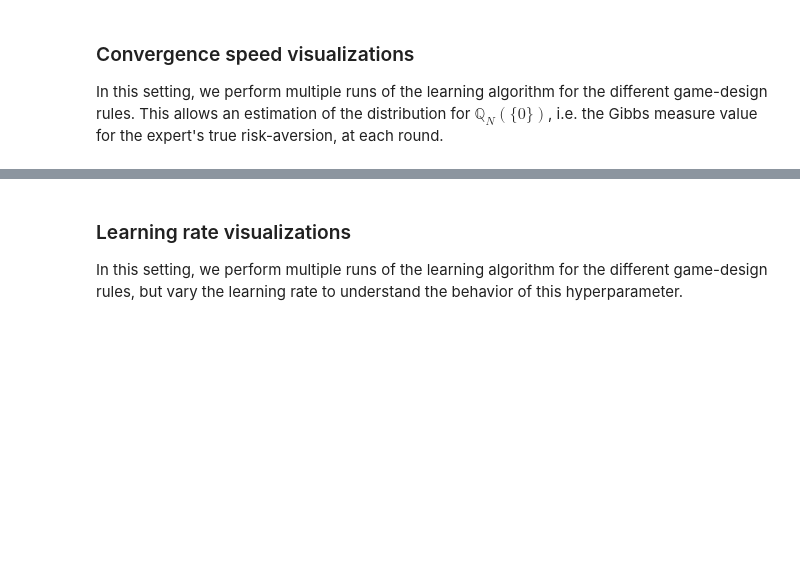
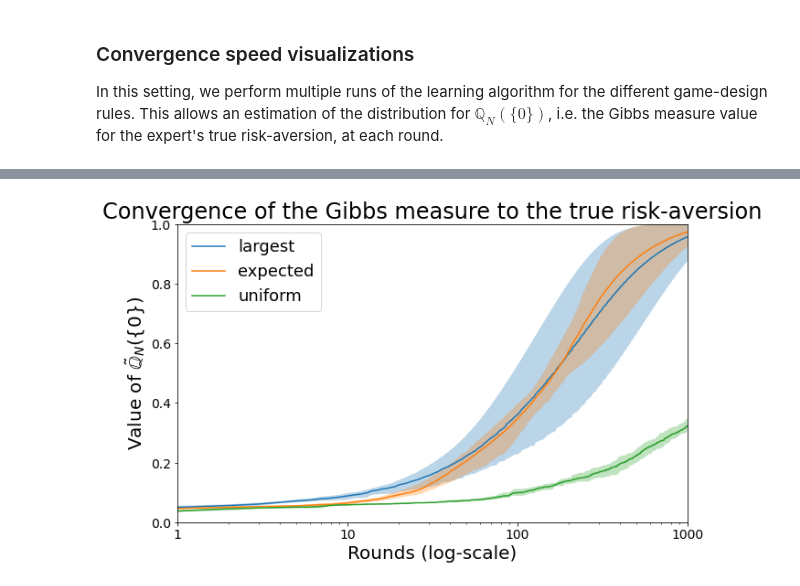
Before and after one commit to acoache/irl-for-risk-aversion, a Jupyter notebook: infinite-horizon.ipynb, the cells around one changed output, grey strips where cells are left out. Saved outputs shown, nothing was run; the diff lists cells and outputs as text; code cells hidden in the pictures; blank space fills up the shorter version.

```diff
--- a/infinite-horizon.ipynb
+++ b/infinite-horizon.ipynb
@@ -565,6 +631,4 @@ for run in range(n_runs):
 # %%
-from matplotlib.ticker import ScalarFormatter
-
 fig, axes = plt.subplots(figsize=(10,6))
 
 largest_upsilon0 = largest_gibbs[...,idx_upsilon0]
@@ -577,41 +641,36 @@ axes.plot(np.arange(n_rounds2),
           label='largest', color='C0', linewidth=1.5)
 axes.plot(np.arange(n_rounds2),
           np.mean(expected_upsilon0, axis=0),
           label='expected', color='C1', linewidth=1.5)
 axes.plot(np.arange(n_rounds1),
           np.mean(unif_upsilon0, axis=0),
           label='uniform', color='C2', linewidth=1.5)
 
 # shades
 axes.fill_between(np.arange(n_rounds2),
                   np.quantile(largest_upsilon0, 0.9, axis=0),
                   np.quantile(largest_upsilon0, 0.1, axis=0),
                   facecolor='C0', alpha=0.3)
 axes.fill_between(np.arange(n_rounds2),
                   np.quantile(expected_upsilon0, 0.9, axis=0),
                   np.quantile(expected_upsilon0, 0.1, axis=0),
                   facecolor='C1', alpha=0.3)
 axes.fill_between(np.arange(n_rounds1),
                   np.quantile(unif_upsilon0, 0.9, axis=0),
                   np.quantile(unif_upsilon0, 0.1, axis=0),
                   facecolor='C2', alpha=0.3)
 
 # aesthetics
-# axes.set_title('Convergence of the Gibbs measure to the true risk-aversion', fontsize = 24)
-axes.set_xlabel(r'Rounds (log-scale)', fontsize=20)
+axes.set_title('Convergence of the Gibbs measure to the true risk-aversion', fontsize = 24)
+axes.set_xlabel('Rounds (log-scale)', fontsize=20)
 axes.set_ylabel(r"Value of $\tilde{\mathbb{Q}}_{N}(\{0\})$", fontsize=20)
 axes.legend(loc='upper left', fontsize=18)
 axes.set_xlim(1, n_rounds1)
 axes.set_xscale('log')
 axes.xaxis.set_major_formatter(ScalarFormatter())
-axes.set_xticks([1,10,100,1000,5000])
+axes.set_xticks([1,10,100,1000])
 axes.set_ylim(0, 1)
 axes.tick_params(axis='both', labelsize=14)
-plt.savefig("figures/gibbs-infinite.pdf", transparent=False, bbox_inches='tight')
-plt.clf()
-plt.close()
-# plt.show()
+plt.show()
+# %% [output]
+[figure, added]
-# %% [markdown]
-### Learning rate visualizations
-
-In this setting, we perform multiple runs of the learning algorithm for the different game-design rules, but vary the learning rate to understand the behavior of this hyperparameter.
```
Also changed, not shown: parts of 33 cells of this notebook.
